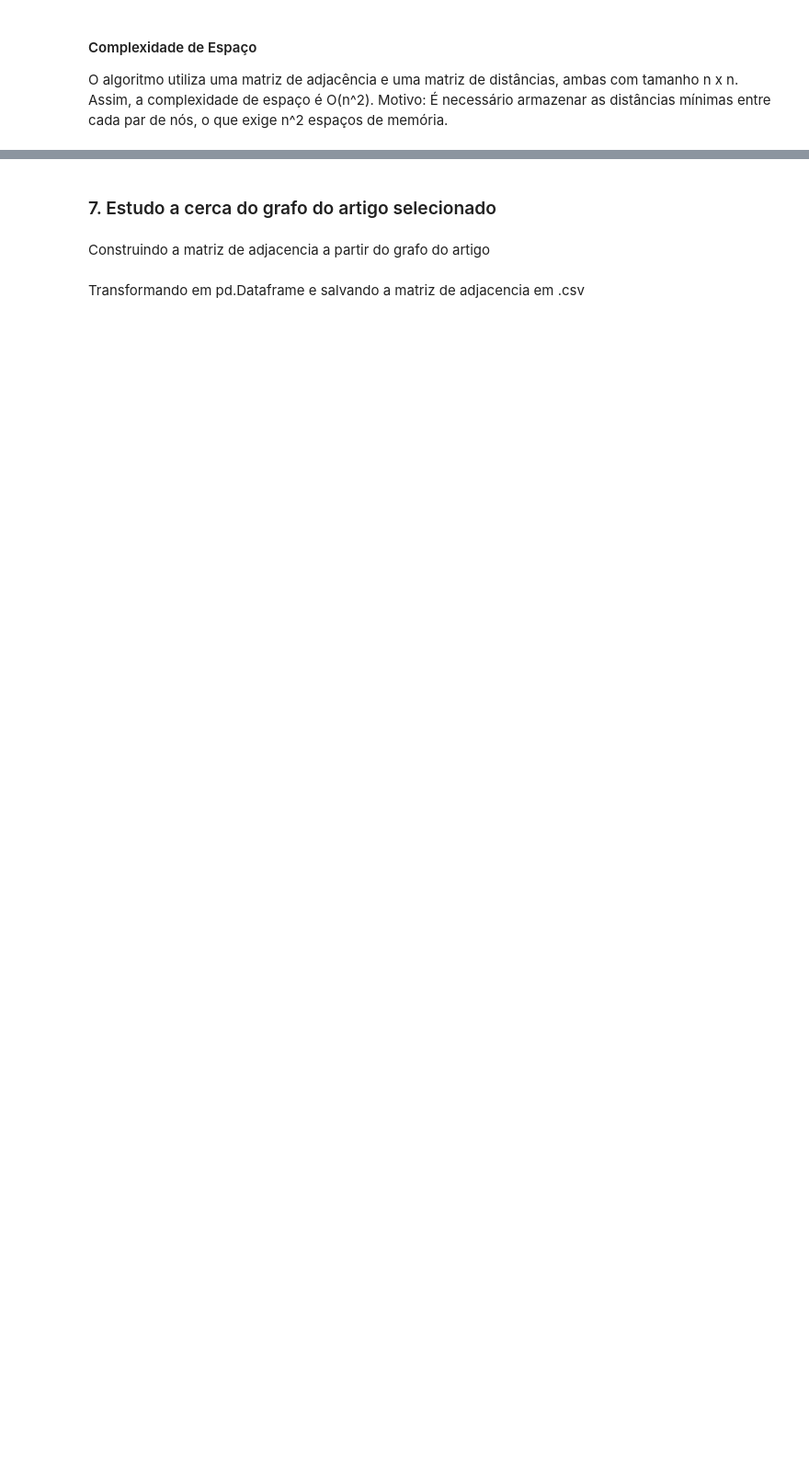
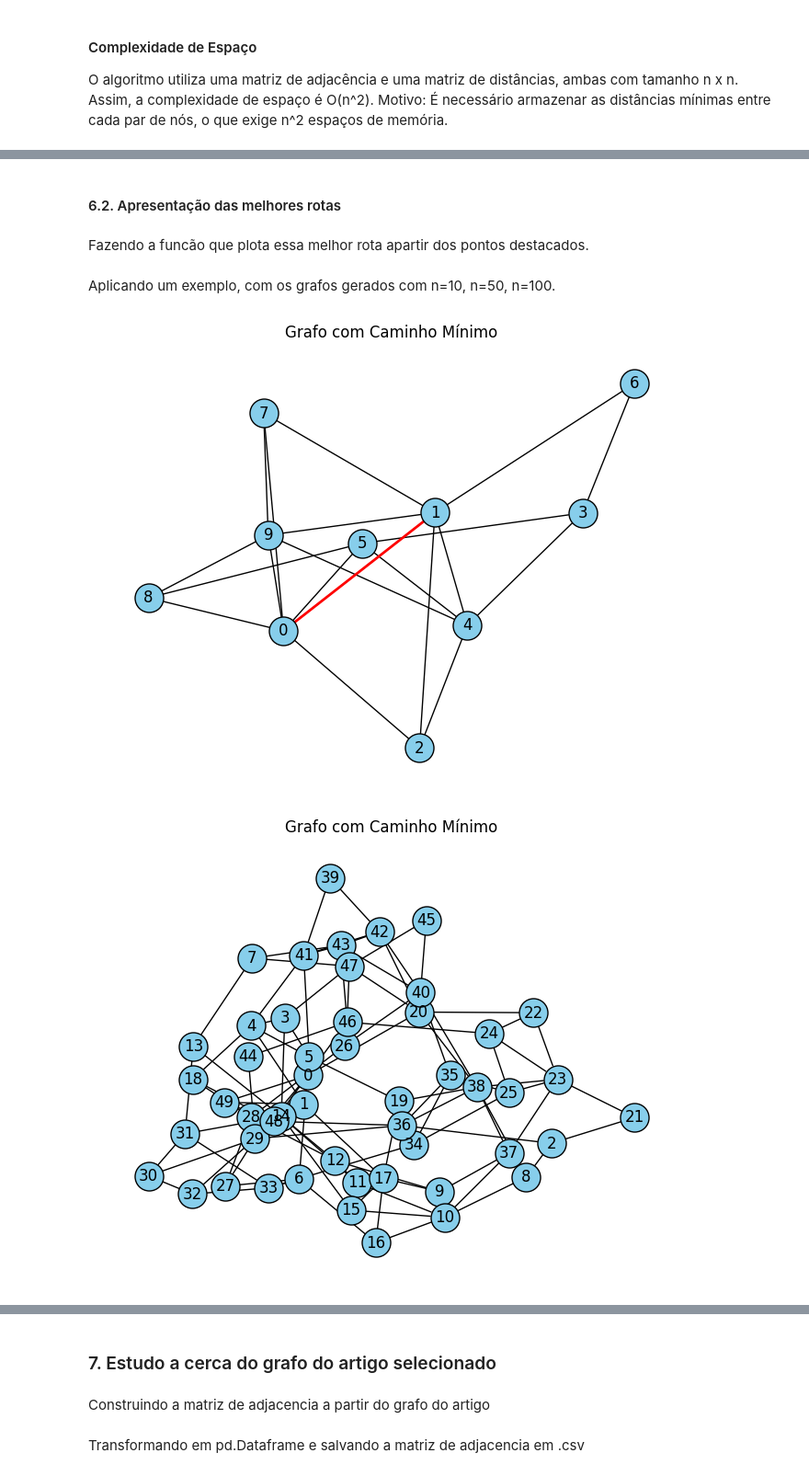
Before and after one commit to felipeversiane/floyd_optimization, a Jupyter notebook: main.ipynb, the cells around one changed output, grey strips where cells are left out. Shown at 92% size. Cells and saved outputs as stored; diff of their text form; code cells hidden in the pictures; blank space fills up the shorter version.

```diff
--- a/main.ipynb
+++ b/main.ipynb
@@ -395,0 +408,4 @@ except Exception as e:
+# %% [markdown]
+#### 6.2. Apresentação das melhores rotas
+# %% [markdown]
+Fazendo a funcão que plota essa melhor rota apartir dos pontos destacados.
@@ -395,0 +479,22 @@ except Exception as e:
+# %% [markdown]
+Aplicando um exemplo, com os grafos gerados com n=10, n=50, n=100.
+# %%
+# Exemplo com os grafos gerados :
+
+# GRAFO N=10
+results = floyd_warshall(GRAFOS_GERADOS[0])
+caminho_minimo = encontrar_caminho_minimo(results, origem=0, destino=1, G=GRAFOS_GERADOS[0])
+plotar_grafo_com_caminho(GRAFOS_GERADOS[0], caminho_minimo)
+
+# GRAFO N=50
+results = floyd_warshall(GRAFOS_GERADOS[1])
+caminho_minimo = encontrar_caminho_minimo(results, origem=0, destino=1, G=GRAFOS_GERADOS[1])
+plotar_grafo_com_caminho(GRAFOS_GERADOS[1], caminho_minimo)
+
+# GRAFO N=100
+results = floyd_warshall(GRAFOS_GERADOS[2])
+caminho_minimo = encontrar_caminho_minimo(results, origem=91, destino=5, G=GRAFOS_GERADOS[2])
+plotar_grafo_com_caminho(GRAFOS_GERADOS[2], caminho_minimo)
+# %% [output]
+[figure, added]
+[figure, added]
```
Also changed, not shown: parts of 11 cells of this notebook.
